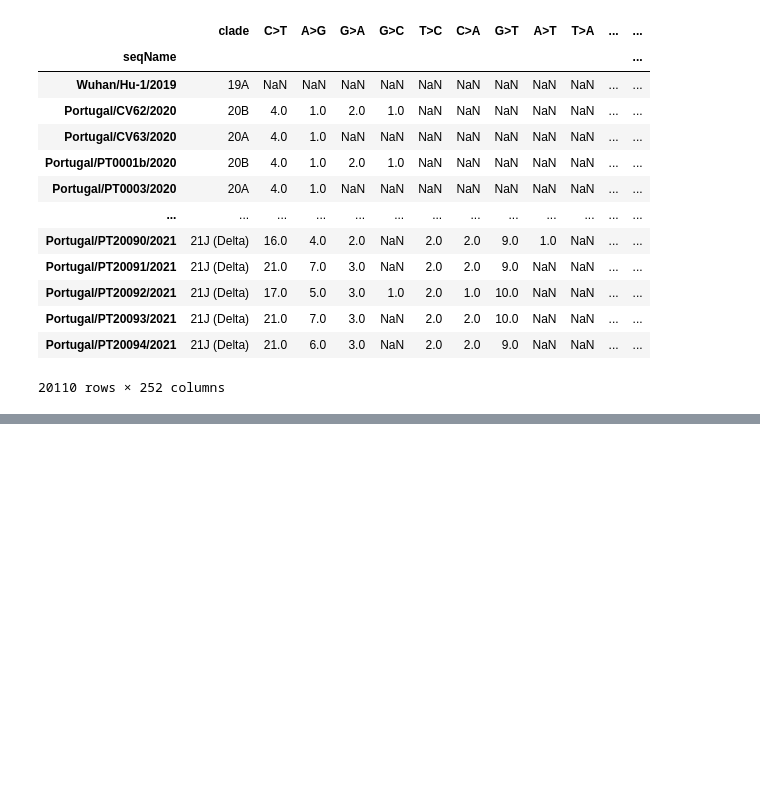
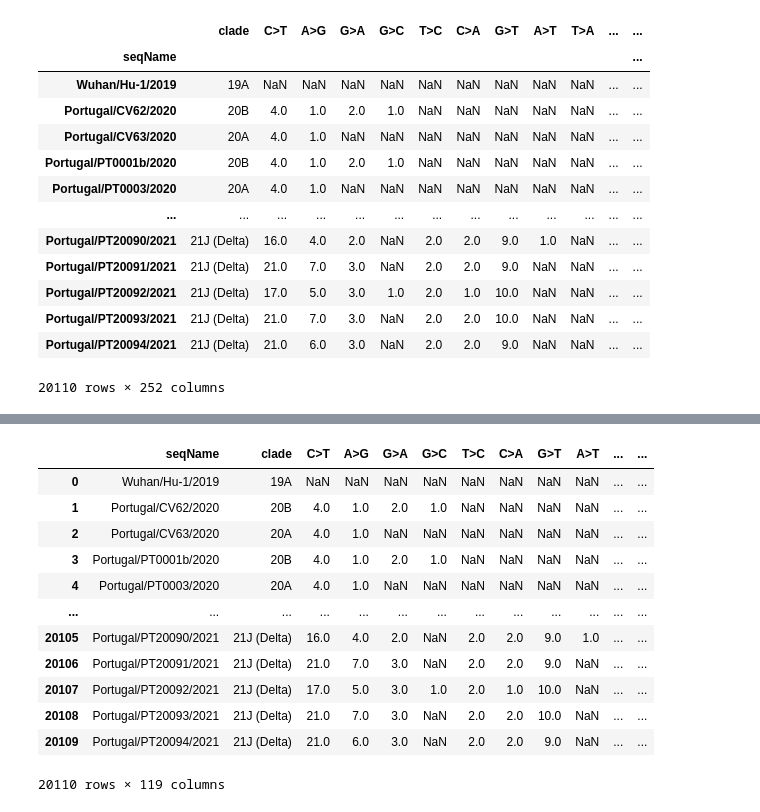
Before and after one commit to Rafael-Silva-Oliveira/FEM, a Jupyter notebook: Python/Dados.ipynb, the cells around one changed output, grey strips where cells are left out. Drawn from its saved outputs; the diff is of its cells as text; code cells hidden in the pictures; blank space fills up the shorter version.

```diff
--- a/Python/Dados.ipynb
+++ b/Python/Dados.ipynb
@@ -519,0 +539,20 @@ pca_df.to_csv(r'./snv_data.csv', header = True)
+# %%
+for column in snv_data:
+	if len(column) > 10:
+		snv_data.drop([column], axis=1, inplace=True)
+# %%
+snv_data
+# %% [output]
+|  | seqName | clade | C>T | A>G | G>A | G>C | T>C | C>A | G>T | A>T | ... | ... |
+| 0 | Wuhan/Hu-1/2019 | 19A | NaN | NaN | NaN | NaN | NaN | NaN | NaN | NaN | ... | ... |
+| 1 | Portugal/CV62/2020 | 20B | 4.0 | 1.0 | 2.0 | 1.0 | NaN | NaN | NaN | NaN | ... | ... |
+| 2 | Portugal/CV63/2020 | 20A | 4.0 | 1.0 | NaN | NaN | NaN | NaN | NaN | NaN | ... | ... |
+| 3 | Portugal/PT0001b/2020 | 20B | 4.0 | 1.0 | 2.0 | 1.0 | NaN | NaN | NaN | NaN | ... | ... |
+| 4 | Portugal/PT0003/2020 | 20A | 4.0 | 1.0 | NaN | NaN | NaN | NaN | NaN | NaN | ... | ... |
+| ... | ... | ... | ... | ... | ... | ... | ... | ... | ... | ... | ... | ... |
+| 20105 | Portugal/PT20090/2021 | 21J (Delta) | 16.0 | 4.0 | 2.0 | NaN | 2.0 | 2.0 | 9.0 | 1.0 | ... | ... |
+| 20106 | Portugal/PT20091/2021 | 21J (Delta) | 21.0 | 7.0 | 3.0 | NaN | 2.0 | 2.0 | 9.0 | NaN | ... | ... |
+| 20107 | Portugal/PT20092/2021 | 21J (Delta) | 17.0 | 5.0 | 3.0 | 1.0 | 2.0 | 1.0 | 10.0 | NaN | ... | ... |
+| 20108 | Portugal/PT20093/2021 | 21J (Delta) | 21.0 | 7.0 | 3.0 | NaN | 2.0 | 2.0 | 10.0 | NaN | ... | ... |
+| 20109 | Portugal/PT20094/2021 | 21J (Delta) | 21.0 | 6.0 | 3.0 | NaN | 2.0 | 2.0 | 9.0 | NaN | ... | ... |
+20110 rows × 119 columns
```
Also changed, not shown: parts of 3 cells of this notebook, 1 other file.
